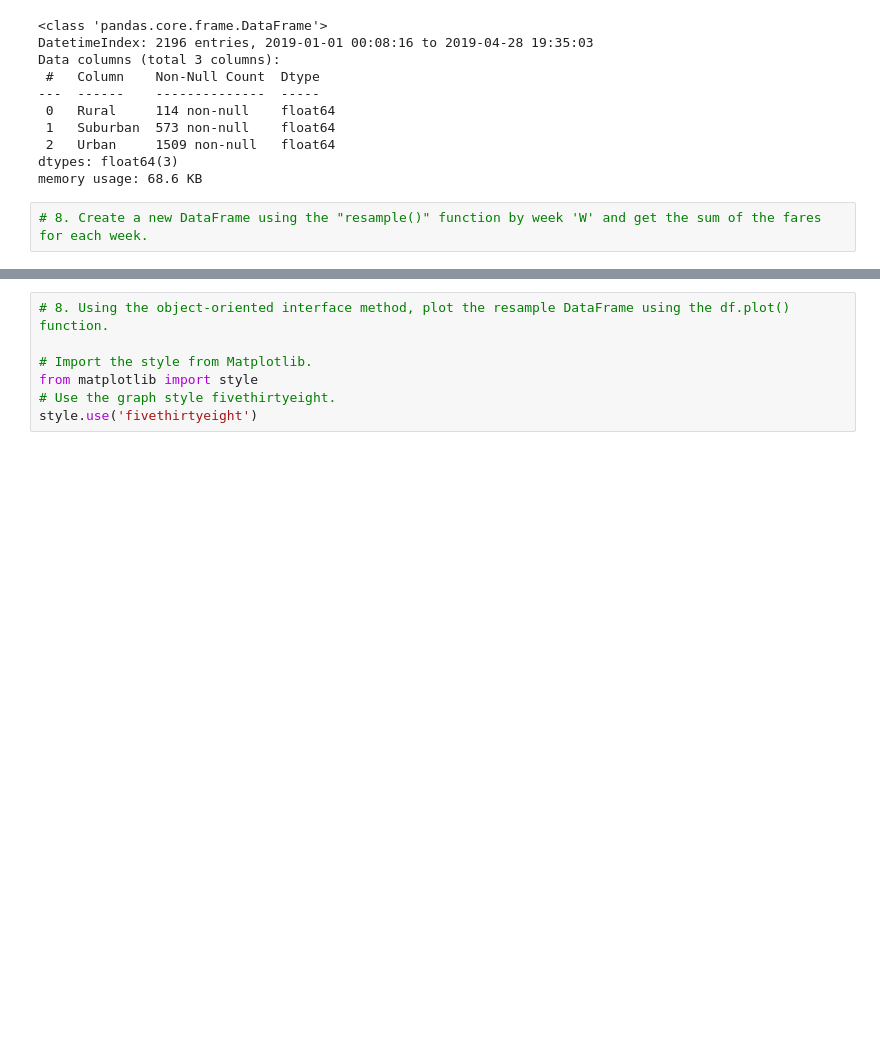
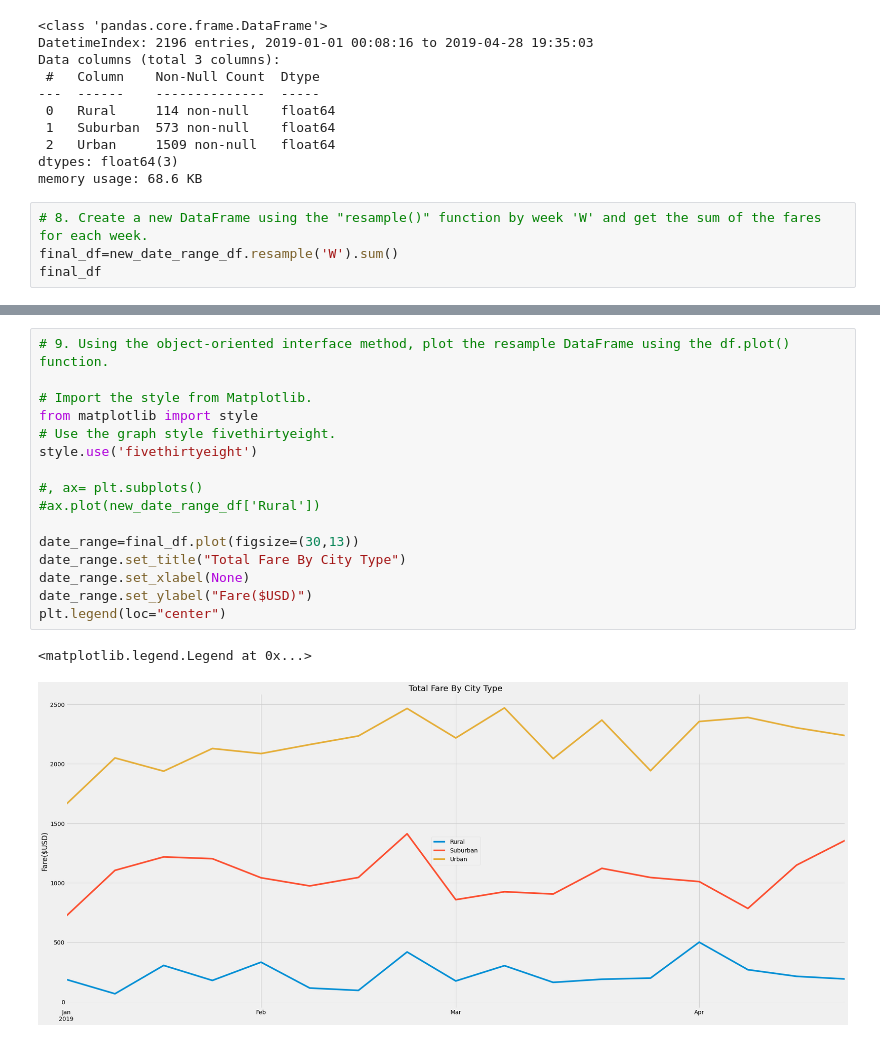
Before and after one commit to shaileeM/PyBer_Analysis, a Jupyter notebook: PyBer_Challenge.ipynb, the cells around one changed output, grey strips where cells are left out. Saved outputs shown, nothing was run; the diff lists cells and outputs as text; blank space fills up the shorter version.

Commit message:
final graph

```diff
--- a/PyBer_Challenge.ipynb
+++ b/PyBer_Challenge.ipynb
@@ -256,3 +295,5 @@ dtypes: float64(3)
 memory usage: 68.6 KB
 # %%
 # 8. Create a new DataFrame using the "resample()" function by week 'W' and get the sum of the fares for each week.
+final_df=new_date_range_df.resample('W').sum()
+final_df
@@ -259,7 +320,19 @@ memory usage: 68.6 KB
 # %%
-# 8. Using the object-oriented interface method, plot the resample DataFrame using the df.plot() function.
+# 9. Using the object-oriented interface method, plot the resample DataFrame using the df.plot() function.
 
 # Import the style from Matplotlib.
 from matplotlib import style
 # Use the graph style fivethirtyeight.
 style.use('fivethirtyeight')
+
+#, ax= plt.subplots()
+#ax.plot(new_date_range_df['Rural'])
+
+date_range=final_df.plot(figsize=(30,13))
+date_range.set_title("Total Fare By City Type")
+date_range.set_xlabel(None)
+date_range.set_ylabel("Fare($USD)")
+plt.legend(loc="center")
+# %% [output]
+<matplotlib.legend.Legend at 0x...>
+[figure, added]
```
Also changed, not shown: parts of 4 cells of this notebook.
